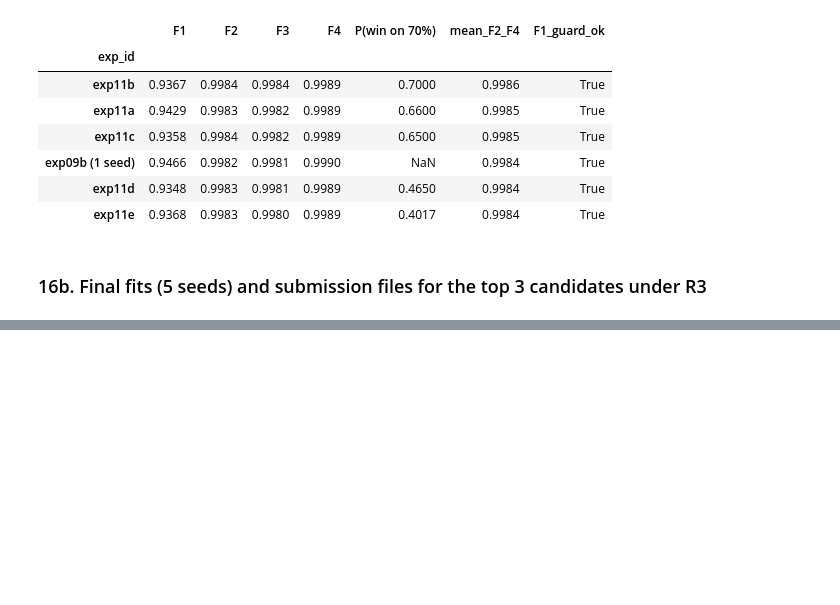
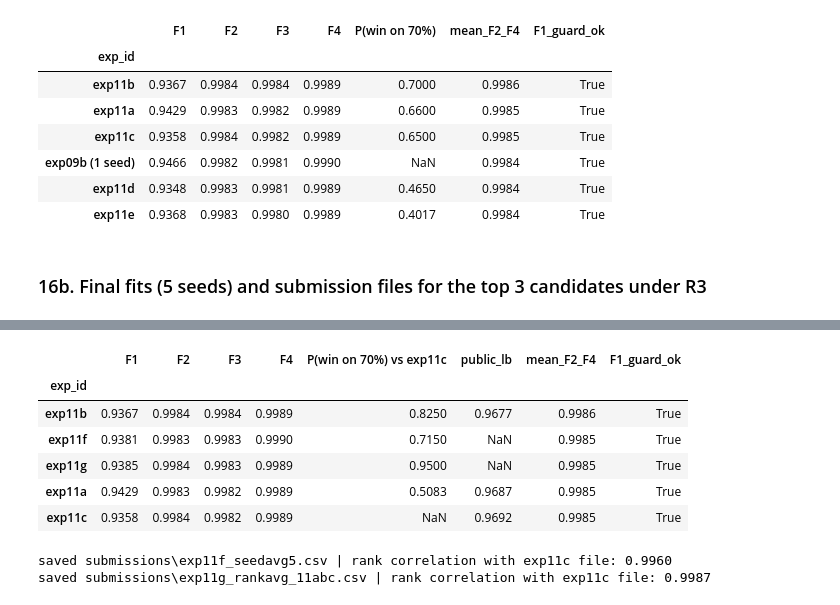
Before and after one commit to tanbeng123/bt4012-e1139091-kaggle-2026, a Jupyter notebook: bt4012_solution.ipynb, the cells around one changed output, grey strips where cells are left out. Drawn from its saved outputs; the diff is of its cells as text; code cells hidden in the pictures; blank space fills up the shorter version.

Commit message:
Section 17: exp11f (exp11c + 2-hop scores) and exp11g (rank average of exp11a/b/c)

```diff
--- a/bt4012_solution.ipynb
+++ b/bt4012_solution.ipynb
@@ -1638,0 +1651,54 @@ rank correlation with the submitted exp09b file: {'exp11b': np.float64(0.982), '
+# %%
+V11['exp11f'] = dict(b={**ET_BASE, 'n_estimators': 600, 'learning_rate': 0.025}, cols=STACK_COLS + SCORE2_COLS, a=None)
+seed_preds11['exp11f'] = fold_preds_v11(V11['exp11f'], SEEDS_SCREEN)
+avg11['exp11f'] = seed_mean(seed_preds11['exp11f'])
+avg11['exp11g'] = {f: rank_average(avg11['exp11a'][f], avg11['exp11b'][f], avg11['exp11c'][f]) for f in ALL_FOLDS}
+
+public = {'exp11a': 0.96870, 'exp11b': 0.96772, 'exp11c': 0.96925}
+rows = [{'exp_id': e, **fold_aucs(avg11[e]), 'P(win on 70%) vs exp11c': np.nan if e == 'exp11c' else p_win70(avg11[e], avg11['exp11c']),
+         'public_lb': public.get(e, np.nan)} for e in ['exp11a', 'exp11b', 'exp11c', 'exp11f', 'exp11g']]
+r17 = pd.DataFrame(rows).set_index('exp_id')
+r17['mean_F2_F4'] = r17[RECENT].mean(axis=1)
+r17['F1_guard_ok'] = r17['F1'] >= F1_GUARD
+r17.sort_values('mean_F2_F4', ascending=False).round(4)
+# %% [output]
+|  | F1 | F2 | F3 | F4 | P(win on 70%) vs exp11c | public_lb | mean_F2_F4 | F1_guard_ok |
+| exp_id |  |  |  |  |  |  |  |  |
+| exp11b | 0.9367 | 0.9984 | 0.9984 | 0.9989 | 0.8250 | 0.9677 | 0.9986 | True |
+| exp11f | 0.9381 | 0.9983 | 0.9983 | 0.9990 | 0.7150 | NaN | 0.9985 | True |
+| exp11g | 0.9385 | 0.9984 | 0.9983 | 0.9989 | 0.9500 | NaN | 0.9985 | True |
+| exp11a | 0.9429 | 0.9983 | 0.9982 | 0.9989 | 0.5083 | 0.9687 | 0.9985 | True |
+| exp11c | 0.9358 | 0.9984 | 0.9982 | 0.9989 | NaN | 0.9692 | 0.9985 | True |
+# %%
+# 5-seed submission files for both candidates
+tr_, te_ = full_feats[None]                     # default model A on steps 1-35, with two-hop risk scores
+per_seed = [fit_predict(seeded(V11['exp11f']['b'], s), tr_, te_, V11['exp11f']['cols']) for s in SEEDS_FINAL]
+files17 = {'exp11f': np.mean(per_seed, axis=0),
+           'exp11g': rank_average(*[pd.read_csv(SUB_DIR / f'{e}_seedavg5.csv').target.values for e in ['exp11a', 'exp11b', 'exp11c']])}
+names17 = {'exp11f': 'exp11f_seedavg5.csv', 'exp11g': 'exp11g_rankavg_11abc.csv'}
+best_pub = pd.read_csv(SUB_DIR / 'exp11c_seedavg5.csv').target
+
+log = pd.read_csv(LOG)
+for e, pred in files17.items():
+    sub = sample[['index']].copy()
+    sub['target'] = pred
+    assert sub.shape == sample.shape and list(sub.columns) == list(sample.columns)
+    assert (sub['index'].values == sample['index'].values).all()
+    assert np.isfinite(sub['target']).all() and sub['target'].between(0, 1).all()
+    sub.to_csv(SUB_DIR / names17[e], index=False)
+    print(f'saved {SUB_DIR / names17[e]} | rank correlation with exp11c file: {sub.target.corr(best_pub, method="spearman"):.4f}')
+    r = r17.loc[e]
+    log = log[log.exp_id != e]
+    log = pd.concat([log, pd.DataFrame([{
+        'exp_id': e, 'model': 'lgbm 2-stage extra_trees' if e == 'exp11f' else 'rank average',
+        'features': 'exp11c settings + 2hop risk scores' if e == 'exp11f' else 'exp11a + exp11b + exp11c',
+        'seed': '42-44 (CV), 42-46 (final)', 'params': str(V11['exp11f']['b']) if e == 'exp11f' else 'equal weights',
+        **{f'auc_{f}': round(r[f], 4) for f in ALL_FOLDS},
+        'cv_mean4': round(r[list(ALL_FOLDS)].mean(), 4), 'cv_min': round(r[list(ALL_FOLDS)].min(), 4),
+        'submission': str(SUB_DIR / names17[e]),
+        'notes': f"R3 mean F2-F4 {r['mean_F2_F4']:.4f}; P(win on 70%) vs exp11c {r['P(win on 70%) vs exp11c']:.2f}",
+    }])])
+log.sort_values('exp_id').to_csv(LOG, index=False)
+# %% [output]
+saved submissions\exp11f_seedavg5.csv | rank correlation with exp11c file: 0.9960
+saved submissions\exp11g_rankavg_11abc.csv | rank correlation with exp11c file: 0.9987
```
Also changed, not shown: parts of 12 cells of this notebook, 3 other files.
